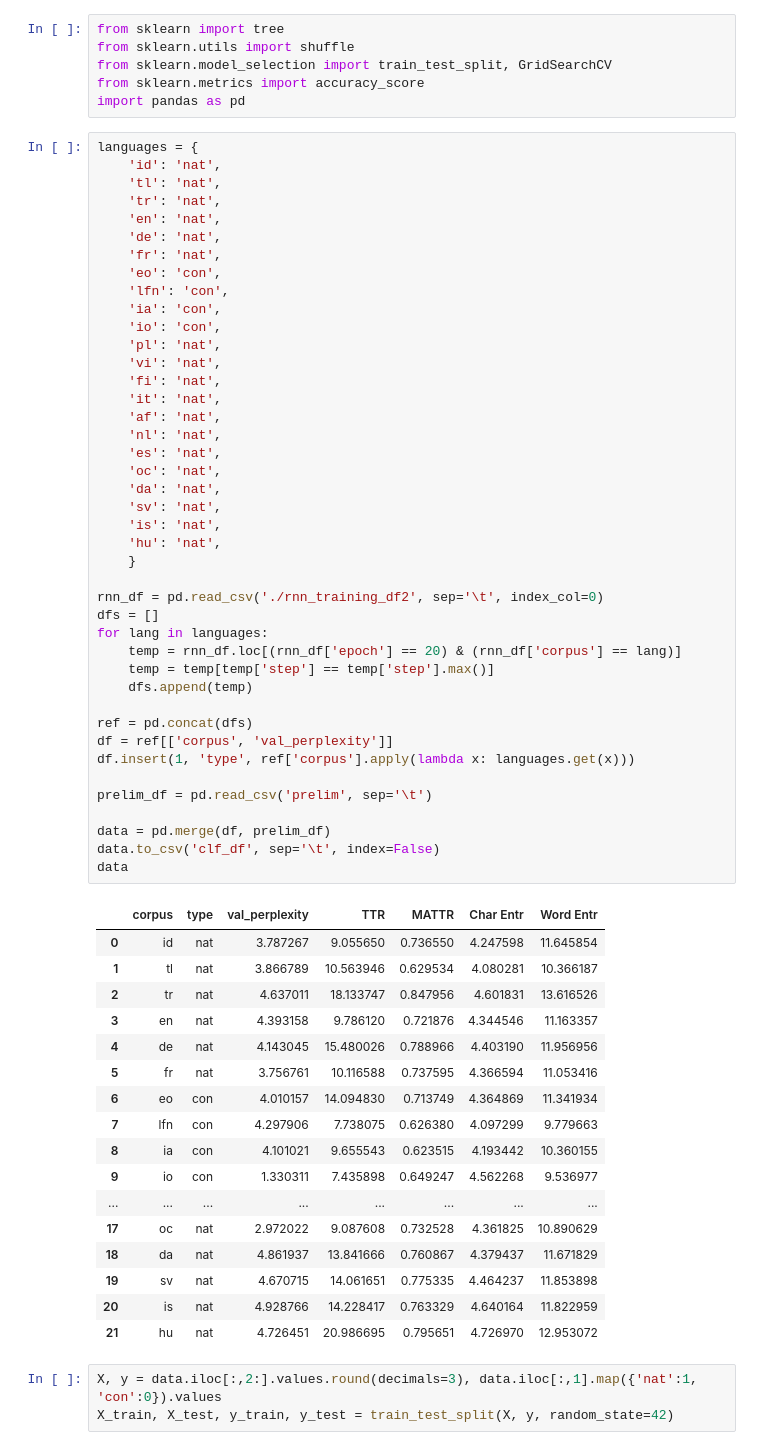
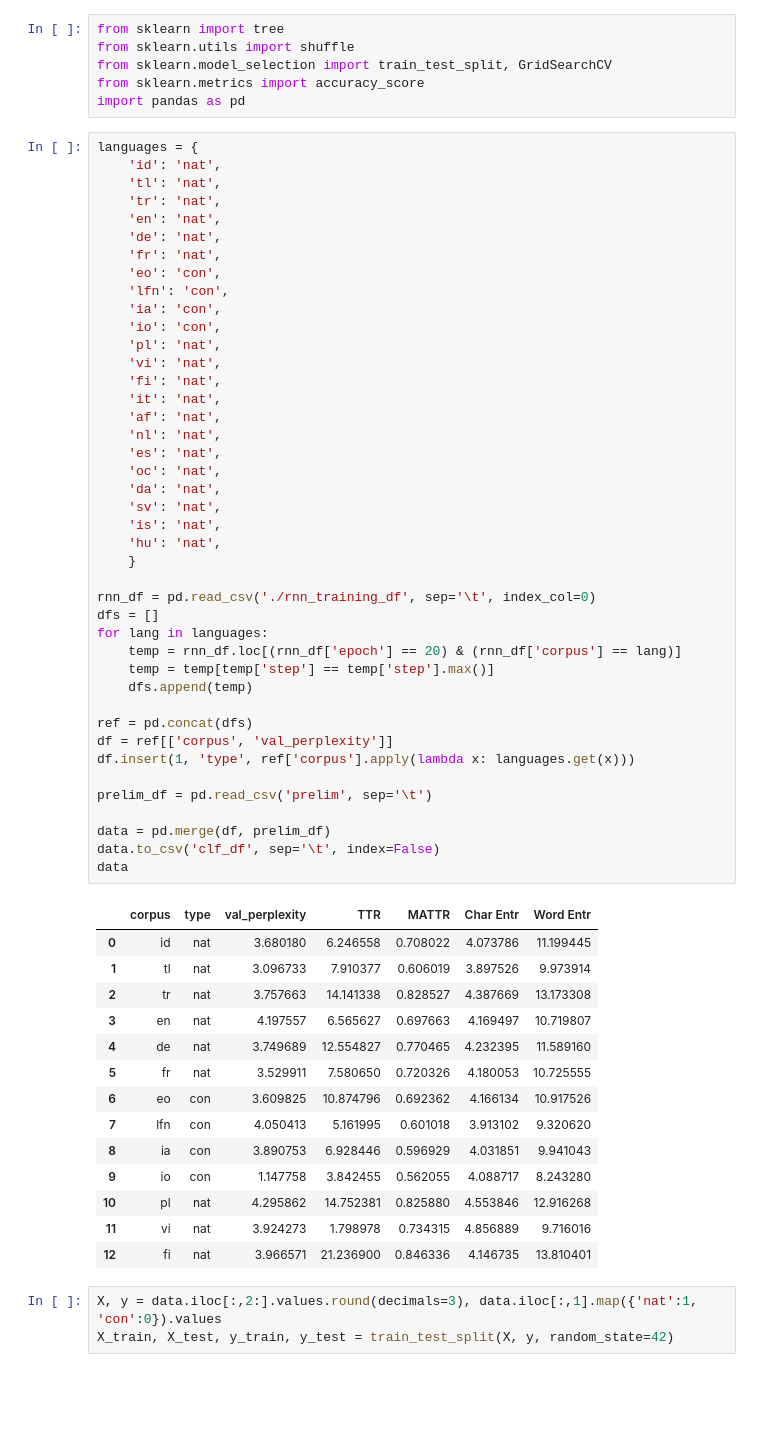
Before and after one commit to kirbergerconnor/iscl-thesis, a Jupyter notebook: decisiontree.ipynb, the cells around one changed output. Cells and saved outputs as stored; diff of their text form; blank space fills up the shorter version.

```diff
--- a/decisiontree.ipynb
+++ b/decisiontree.ipynb
@@ -20,50 +20,47 @@ languages = {
     'vi': 'nat',
     'fi': 'nat',
     'it': 'nat',
     'af': 'nat',
     'nl': 'nat',
     'es': 'nat',
     'oc': 'nat',
     'da': 'nat',
     'sv': 'nat',
     'is': 'nat',
     'hu': 'nat',
     }
 
-rnn_df = pd.read_csv('./rnn_training_df2', sep='\t', index_col=0)
+rnn_df = pd.read_csv('./rnn_training_df', sep='\t', index_col=0)
 dfs = []
 for lang in languages:
     temp = rnn_df.loc[(rnn_df['epoch'] == 20) & (rnn_df['corpus'] == lang)]
     temp = temp[temp['step'] == temp['step'].max()]
     dfs.append(temp)
 
 ref = pd.concat(dfs)
 df = ref[['corpus', 'val_perplexity']]
 df.insert(1, 'type', ref['corpus'].apply(lambda x: languages.get(x)))
 
 prelim_df = pd.read_csv('prelim', sep='\t')
 
 data = pd.merge(df, prelim_df)
 data.to_csv('clf_df', sep='\t', index=False)
 data
 # %% [output]
 |  | corpus | type | val_perplexity | TTR | MATTR | Char Entr | Word Entr |
-| 0 | id | nat | 3.787267 | 9.055650 | 0.736550 | 4.247598 | 11.645854 |
-| 1 | tl | nat | 3.866789 | 10.563946 | 0.629534 | 4.080281 | 10.366187 |
-| 2 | tr | nat | 4.637011 | 18.133747 | 0.847956 | 4.601831 | 13.616526 |
-| 3 | en | nat | 4.393158 | 9.786120 | 0.721876 | 4.344546 | 11.163357 |
-| 4 | de | nat | 4.143045 | 15.480026 | 0.788966 | 4.403190 | 11.956956 |
-| 5 | fr | nat | 3.756761 | 10.116588 | 0.737595 | 4.366594 | 11.053416 |
-| 6 | eo | con | 4.010157 | 14.094830 | 0.713749 | 4.364869 | 11.341934 |
-| 7 | lfn | con | 4.297906 | 7.738075 | 0.626380 | 4.097299 | 9.779663 |
-| 8 | ia | con | 4.101021 | 9.655543 | 0.623515 | 4.193442 | 10.360155 |
-| 9 | io | con | 1.330311 | 7.435898 | 0.649247 | 4.562268 | 9.536977 |
-| ... | ... | ... | ... | ... | ... | ... | ... |
-| 17 | oc | nat | 2.972022 | 9.087608 | 0.732528 | 4.361825 | 10.890629 |
-| 18 | da | nat | 4.861937 | 13.841666 | 0.760867 | 4.379437 | 11.671829 |
-| 19 | sv | nat | 4.670715 | 14.061651 | 0.775335 | 4.464237 | 11.853898 |
-| 20 | is | nat | 4.928766 | 14.228417 | 0.763329 | 4.640164 | 11.822959 |
-| 21 | hu | nat | 4.726451 | 20.986695 | 0.795651 | 4.726970 | 12.953072 |
+| 0 | id | nat | 3.680180 | 6.246558 | 0.708022 | 4.073786 | 11.199445 |
+| 1 | tl | nat | 3.096733 | 7.910377 | 0.606019 | 3.897526 | 9.973914 |
+| 2 | tr | nat | 3.757663 | 14.141338 | 0.828527 | 4.387669 | 13.173308 |
+| 3 | en | nat | 4.197557 | 6.565627 | 0.697663 | 4.169497 | 10.719807 |
+| 4 | de | nat | 3.749689 | 12.554827 | 0.770465 | 4.232395 | 11.589160 |
+| 5 | fr | nat | 3.529911 | 7.580650 | 0.720326 | 4.180053 | 10.725555 |
+| 6 | eo | con | 3.609825 | 10.874796 | 0.692362 | 4.166134 | 10.917526 |
+| 7 | lfn | con | 4.050413 | 5.161995 | 0.601018 | 3.913102 | 9.320620 |
+| 8 | ia | con | 3.890753 | 6.928446 | 0.596929 | 4.031851 | 9.941043 |
+| 9 | io | con | 1.147758 | 3.842455 | 0.562055 | 4.088717 | 8.243280 |
+| 10 | pl | nat | 4.295862 | 14.752381 | 0.825880 | 4.553846 | 12.916268 |
+| 11 | vi | nat | 3.924273 | 1.798978 | 0.734315 | 4.856889 | 9.716016 |
+| 12 | fi | nat | 3.966571 | 21.236900 | 0.846336 | 4.146735 | 13.810401 |
 # %%
 X, y = data.iloc[:,2:].values.round(decimals=3), data.iloc[:,1].map({'nat':1, 'con':0}).values
 X_train, X_test, y_train, y_test = train_test_split(X, y, random_state=42)
```
Also changed, not shown: parts of 3 cells of this notebook, 26 other files.
